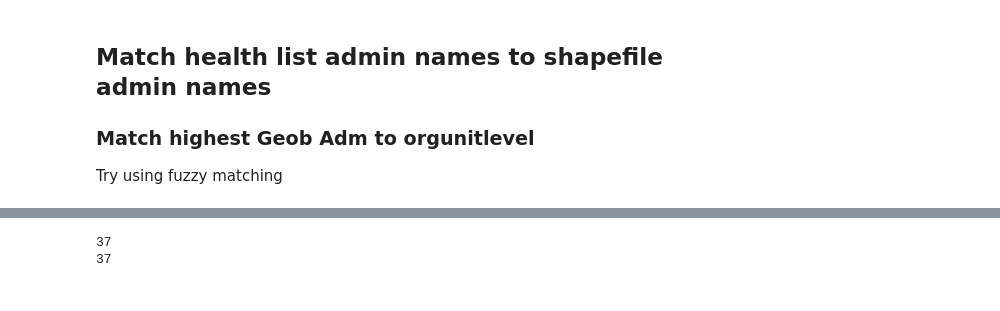
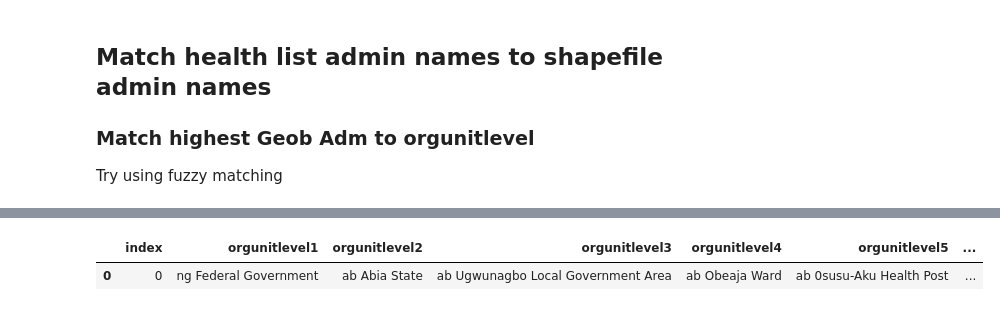
Before and after one commit to catsbergers/health-equity-diagnostics, a Jupyter notebook: notebooks/gwu_holcomb/1-Preprocessing_NGA.ipynb, the cells around one changed output, grey strips where cells are left out. Cells and saved outputs as stored; diff of their text form; code cells hidden in the pictures.

```diff
--- a/notebooks/gwu_holcomb/1-Preprocessing_NGA.ipynb
+++ b/notebooks/gwu_holcomb/1-Preprocessing_NGA.ipynb
@@ -60,10 +60,11 @@ input_dir = "/Users/dianaholcomb/Documents/GWU/6501_Capstone/workspace/data"
 input_filename = "nigeria2023-04-17.csv"
 output_dir = join(input_dir, "output", iso3)
 num_admin_levels = 2
-geoboundary_words_to_remove = [" City Council", " District Council", " Municipal Council", " District"]
-org_level_words_to_remove = [" District",  " Local Government Area", " State"]
-org_level_front_wtr = ["ab", "ad", "ak", "an", "ba", "be", "bo", "by", "cr", "de", "eb", "ed", "ek",
-                       "en", "fc", "go", "im", "jg", "kd", "ke", "kn", "ko", "kt", "kw", "la", "na",
-                       "ni", "og", "on", "os", "oy", "pl", "ri", "so", "ta"]
+num_org_levels = 5
+geoboundary_words_to_remove = [" city council", " district council", " municipal council", " district", " Wwrd", " municipal"]
+org_level_words_to_remove = [" district",  " local government area", " state", " ward", " township"]
+org_level_front_wtr = ["ab", "ad", "ak", "al", "an", "ba", "be", "bo", "by", "cr", "de", "eb", "ed", "ek",
+                       "en", "fc", "go", "im", "jg", "ji", "kd", "ke", "kn", "ko", "kt", "kw", "la", "na",
+                       "ni", "og", "on", "os", "oy", "pl", "ri", "so", "ta", "yo", "za"]
 check_dupe_cols = ['orgunitlevel2', 'orgunitlevel3', 'orgunitlevel4']
 # %%
@@ -164,12 +199,6 @@ Matches for Org level 2, Geob level 1: 91.89%
 ------------------------------------------
-# %%
-import numpy as np
-print(len(org_lvl_list))
-print(len(np.unique(org_lvl_list)))
-
-# import regex as re
-# test = "za"
-# print(re.sub(f"^{test}\s", "", "za Birnin Magaji"))
-# %% [output]
-37
-37
+# %%
+master_table[master_table['organisationunitid'] == "xBa9XtuqgWT"]
+# %% [output]
+|  | index | orgunitlevel1 | orgunitlevel2 | orgunitlevel3 | orgunitlevel4 | orgunitlevel5 | ... |
+| 0 | 0 | ng Federal Government | ab Abia State | ab Ugwunagbo Local Government Area | ab Obeaja Ward | ab 0susu-Aku Health Post | ... |
```
Also changed, not shown: parts of 13 cells of this notebook, 10 other files.
